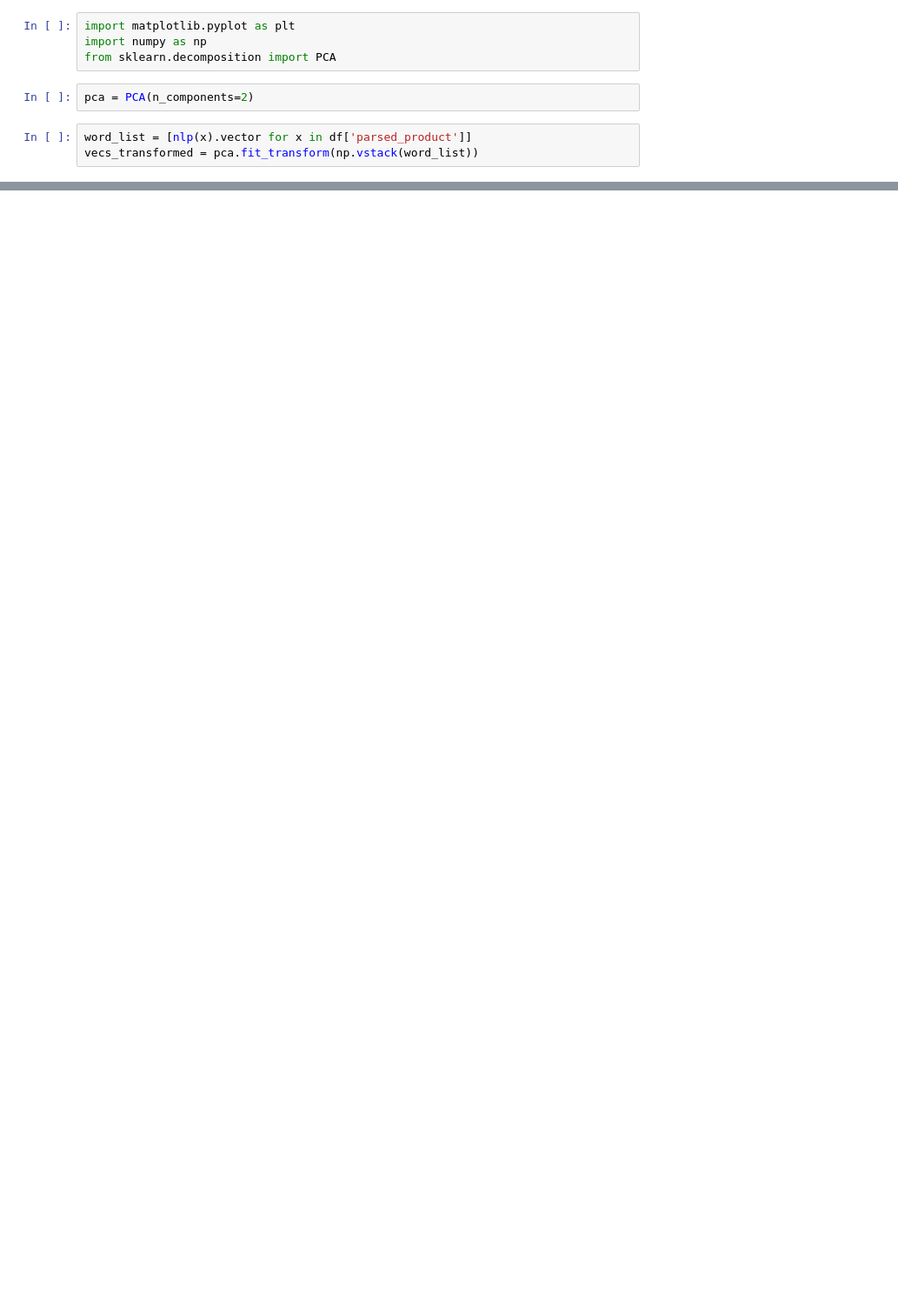
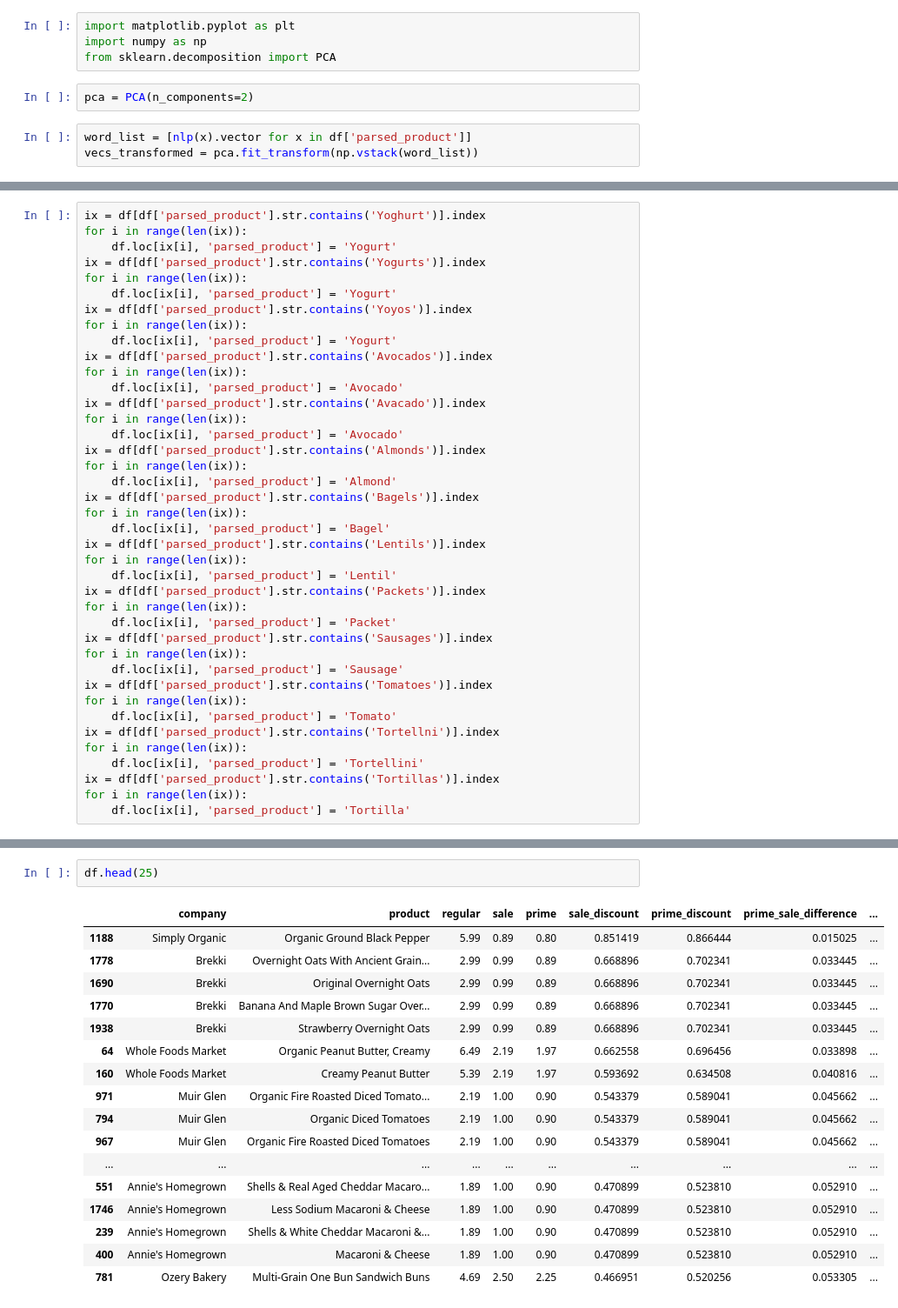
Before and after one commit to YoussefSultan/WholeFoods-Datascraping-Project-Deployment, a Jupyter notebook: wholefoodsproject.ipynb, the cells around one changed output, grey strips where cells are left out. Shown at 87% size. Saved outputs shown, nothing was run; the diff lists cells and outputs as text; blank space fills up the shorter version.

```diff
--- a/wholefoodsproject.ipynb
+++ b/wholefoodsproject.ipynb
@@ -487,0 +585,40 @@ plt.show()
+# %%
+ix = df[df['parsed_product'].str.contains('Yoghurt')].index
+for i in range(len(ix)):
+    df.loc[ix[i], 'parsed_product'] = 'Yogurt'
+ix = df[df['parsed_product'].str.contains('Yogurts')].index
+for i in range(len(ix)):
+    df.loc[ix[i], 'parsed_product'] = 'Yogurt'
+ix = df[df['parsed_product'].str.contains('Yoyos')].index
+for i in range(len(ix)):
+    df.loc[ix[i], 'parsed_product'] = 'Yogurt'
+ix = df[df['parsed_product'].str.contains('Avocados')].index
+for i in range(len(ix)):
+    df.loc[ix[i], 'parsed_product'] = 'Avocado'
+ix = df[df['parsed_product'].str.contains('Avacado')].index
+for i in range(len(ix)):
+    df.loc[ix[i], 'parsed_product'] = 'Avocado'
+ix = df[df['parsed_product'].str.contains('Almonds')].index
+for i in range(len(ix)):
+    df.loc[ix[i], 'parsed_product'] = 'Almond'
+ix = df[df['parsed_product'].str.contains('Bagels')].index
+for i in range(len(ix)):
+    df.loc[ix[i], 'parsed_product'] = 'Bagel'
+ix = df[df['parsed_product'].str.contains('Lentils')].index
+for i in range(len(ix)):
+    df.loc[ix[i], 'parsed_product'] = 'Lentil'
+ix = df[df['parsed_product'].str.contains('Packets')].index
+for i in range(len(ix)):
+    df.loc[ix[i], 'parsed_product'] = 'Packet'
+ix = df[df['parsed_product'].str.contains('Sausages')].index
+for i in range(len(ix)):
+    df.loc[ix[i], 'parsed_product'] = 'Sausage'
+ix = df[df['parsed_product'].str.contains('Tomatoes')].index
+for i in range(len(ix)):
+    df.loc[ix[i], 'parsed_product'] = 'Tomato'
+ix = df[df['parsed_product'].str.contains('Tortellni')].index
+for i in range(len(ix)):
+    df.loc[ix[i], 'parsed_product'] = 'Tortellini'
+ix = df[df['parsed_product'].str.contains('Tortillas')].index
+for i in range(len(ix)):
+    df.loc[ix[i], 'parsed_product'] = 'Tortilla'
@@ -487,0 +631,20 @@ plt.show()
+# %%
+df.head(25)
+# %% [output]
+|  | company | product | regular | sale | prime | sale_discount | prime_discount | prime_sale_difference | ... |
+| 1188 | Simply Organic | Organic Ground Black Pepper | 5.99 | 0.89 | 0.80 | 0.851419 | 0.866444 | 0.015025 | ... |
+| 1778 | Brekki | Overnight Oats With Ancient Grain... | 2.99 | 0.99 | 0.89 | 0.668896 | 0.702341 | 0.033445 | ... |
+| 1690 | Brekki | Original Overnight Oats | 2.99 | 0.99 | 0.89 | 0.668896 | 0.702341 | 0.033445 | ... |
+| 1770 | Brekki | Banana And Maple Brown Sugar Over... | 2.99 | 0.99 | 0.89 | 0.668896 | 0.702341 | 0.033445 | ... |
+| 1938 | Brekki | Strawberry Overnight Oats | 2.99 | 0.99 | 0.89 | 0.668896 | 0.702341 | 0.033445 | ... |
+| 64 | Whole Foods Market | Organic Peanut Butter, Creamy | 6.49 | 2.19 | 1.97 | 0.662558 | 0.696456 | 0.033898 | ... |
+| 160 | Whole Foods Market | Creamy Peanut Butter | 5.39 | 2.19 | 1.97 | 0.593692 | 0.634508 | 0.040816 | ... |
+| 971 | Muir Glen | Organic Fire Roasted Diced Tomato... | 2.19 | 1.00 | 0.90 | 0.543379 | 0.589041 | 0.045662 | ... |
+| 794 | Muir Glen | Organic Diced Tomatoes | 2.19 | 1.00 | 0.90 | 0.543379 | 0.589041 | 0.045662 | ... |
+| 967 | Muir Glen | Organic Fire Roasted Diced Tomatoes | 2.19 | 1.00 | 0.90 | 0.543379 | 0.589041 | 0.045662 | ... |
+| ... | ... | ... | ... | ... | ... | ... | ... | ... | ... |
+| 551 | Annie's Homegrown | Shells & Real Aged Cheddar Macaro... | 1.89 | 1.00 | 0.90 | 0.470899 | 0.523810 | 0.052910 | ... |
+| 1746 | Annie's Homegrown | Less Sodium Macaroni & Cheese | 1.89 | 1.00 | 0.90 | 0.470899 | 0.523810 | 0.052910 | ... |
+| 239 | Annie's Homegrown | Shells & White Cheddar Macaroni &... | 1.89 | 1.00 | 0.90 | 0.470899 | 0.523810 | 0.052910 | ... |
+| 400 | Annie's Homegrown | Macaroni & Cheese | 1.89 | 1.00 | 0.90 | 0.470899 | 0.523810 | 0.052910 | ... |
+| 781 | Ozery Bakery | Multi-Grain One Bun Sandwich Buns | 4.69 | 2.50 | 2.25 | 0.466951 | 0.520256 | 0.053305 | ... |
```
Also changed, not shown: parts of 43 cells of this notebook, 1 other file.
